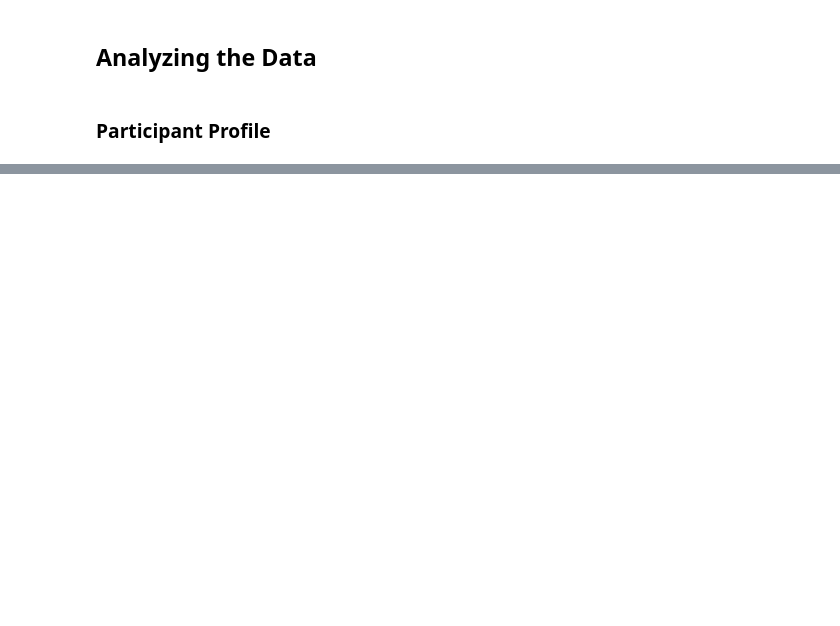
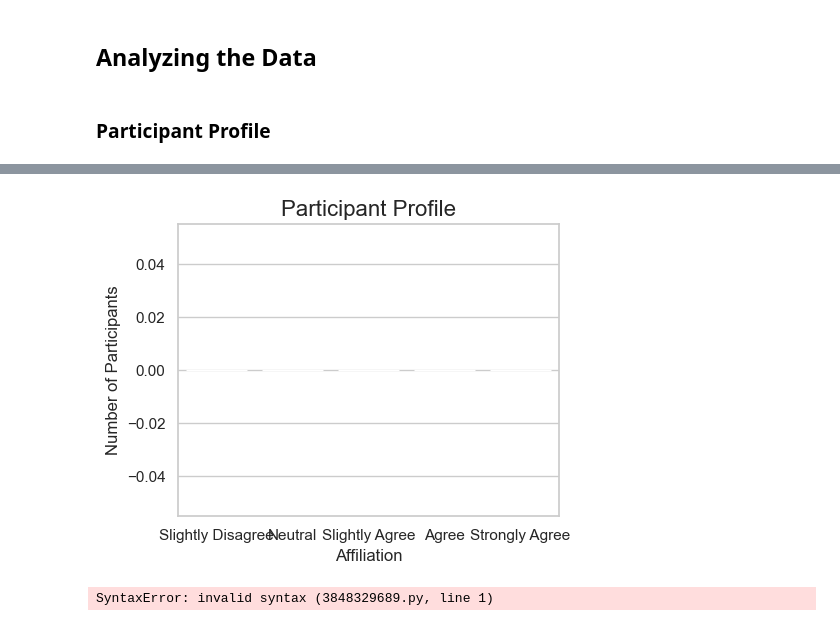
Before and after one commit to ycsara/DSProjects, a Jupyter notebook: Evaluation.ipynb, the cells around one changed output, grey strips where cells are left out. Drawn from its saved outputs; the diff is of its cells as text; code cells hidden in the pictures; blank space fills up the shorter version.

```diff
--- a/Evaluation.ipynb
+++ b/Evaluation.ipynb
@@ -118,2 +134,21 @@ plt.show()
 # %%
-# delete record id
+scale = {3: 'Slightly Disagree', 4: 'Neutral', 5:'Slightly Agree', 6:'Agree', 7:'Strongly Agree'}
+order = ['Slightly Disagree', 'Neutral', 'Slightly Agree', 'Agree', 'Strongly Agree']
+learning = ['loan_process', 'necessary_tools']
+
+data['loan_process'] = data['loan_process'].map(scale)
+loan = data['loan_process'].value_counts().reindex(order, fill_value=0).reset_index()
+loan.columns = ['Scale', 'Count']
+
+sns.set_theme(style="whitegrid")
+plt.figure(figsize=(5,4))
+barplot = sns.barplot(data=loan, x='Scale', y='Count')
+
+plt.title('Participant Profile', fontsize=16)
+plt.xlabel('Affiliation', fontsize=12)
+plt.ylabel('Number of Participants', fontsize=12)
+
+plt.tight_layout()
+plt.show()
+# %% [output]
+[figure, added]
@@ -119,0 +160,7 @@ plt.show()
+# %%
+will use info learned
+implement_workshop
+
+strategies
+# %% [output]
+SyntaxError: invalid syntax (3848329689.py, line 1)
```
Also changed, not shown: parts of 8 cells of this notebook.
